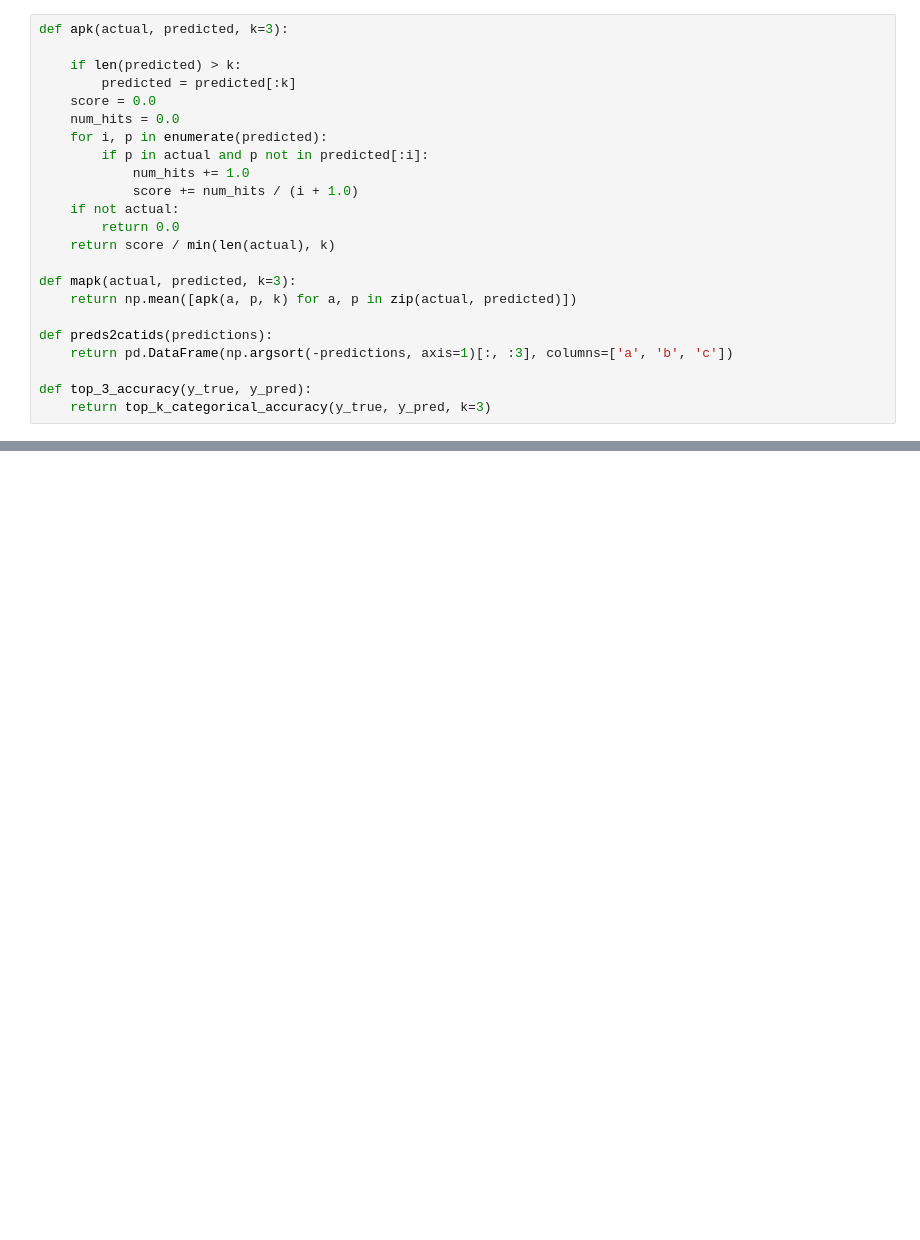
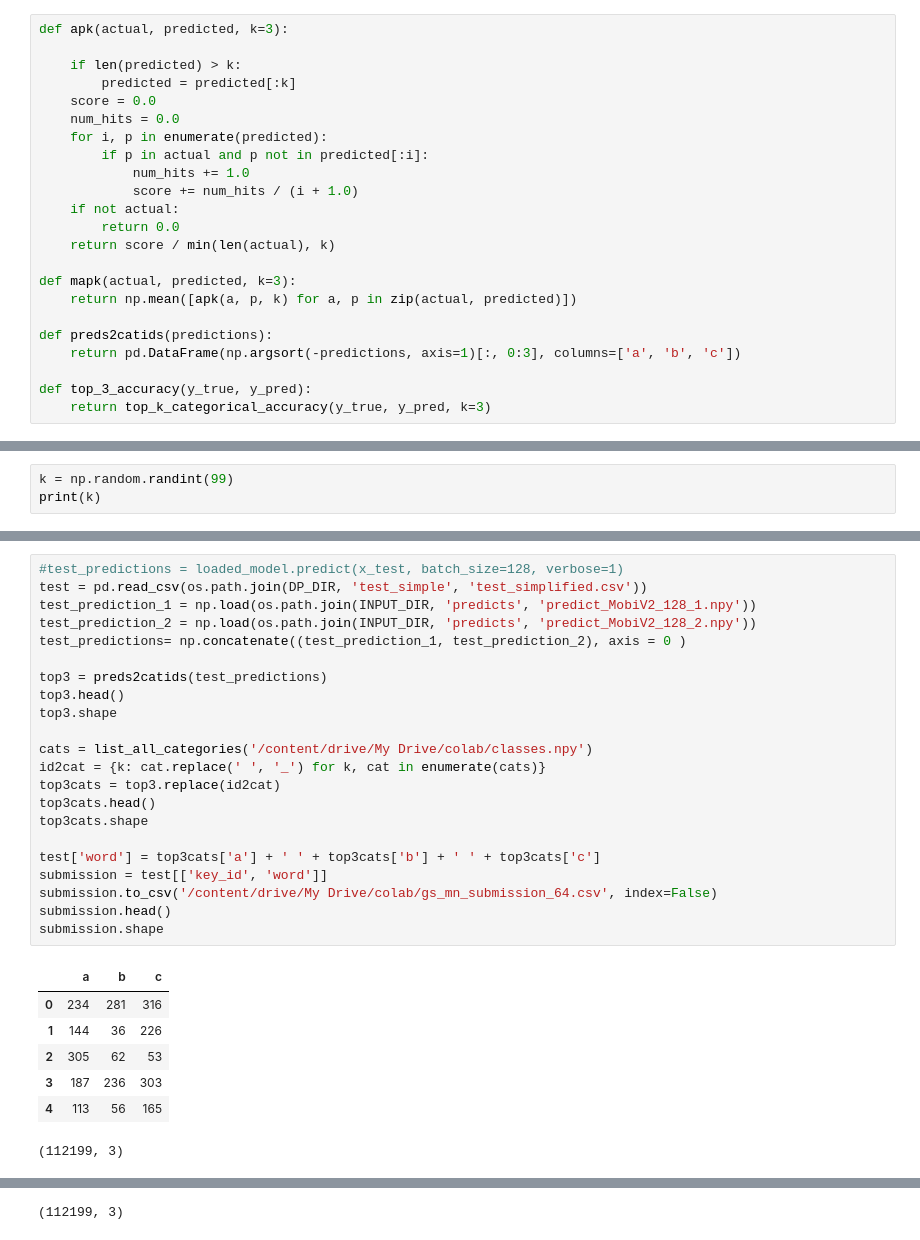
Before and after one commit to Vlad12344/Kaggle-Quick-Draw, a Jupyter notebook: MobileNet_generator.ipynb, the cells around one changed output, grey strips where cells are left out. Drawn from its saved outputs; the diff is of its cells as text; blank space fills up the shorter version.

```diff
--- a/MobileNet_generator.ipynb
+++ b/MobileNet_generator.ipynb
@@ -67,7 +74,7 @@ def mapk(actual, predicted, k=3):
     return np.mean([apk(a, p, k) for a, p in zip(actual, predicted)])
 
 def preds2catids(predictions):
-    return pd.DataFrame(np.argsort(-predictions, axis=1)[:, :3], columns=['a', 'b', 'c'])
+    return pd.DataFrame(np.argsort(-predictions, axis=1)[:, 0:3], columns=['a', 'b', 'c'])
 
 def top_3_accuracy(y_true, y_pred):
     return top_k_categorical_accuracy(y_true, y_pred, k=3)
@@ -113,3 +124,6 @@ def df_to_image_array_xd(df, size, lw=6, time_color=True):
         x[i, :, :, 0] = draw_cv2(raw_strokes, size=size, lw=lw)
     x = preprocess_input(x).astype(np.float32)
     return x
+# %%
+k = np.random.randint(99)
+print(k)
@@ -199,0 +218,30 @@ Text(0.5,0,'epoch')
+# %%
+#test_predictions = loaded_model.predict(x_test, batch_size=128, verbose=1)
+test = pd.read_csv(os.path.join(DP_DIR, 'test_simple', 'test_simplified.csv'))
+test_prediction_1 = np.load(os.path.join(INPUT_DIR, 'predicts', 'predict_MobiV2_128_1.npy'))
+test_prediction_2 = np.load(os.path.join(INPUT_DIR, 'predicts', 'predict_MobiV2_128_2.npy'))
+test_predictions= np.concatenate((test_prediction_1, test_prediction_2), axis = 0 )
+
+top3 = preds2catids(test_predictions)
+top3.head()
+top3.shape
+
+cats = list_all_categories('/content/drive/My Drive/colab/classes.npy')
+id2cat = {k: cat.replace(' ', '_') for k, cat in enumerate(cats)}
+top3cats = top3.replace(id2cat)
+top3cats.head()
+top3cats.shape
+
+test['word'] = top3cats['a'] + ' ' + top3cats['b'] + ' ' + top3cats['c']
+submission = test[['key_id', 'word']]
+submission.to_csv('/content/drive/My Drive/colab/gs_mn_submission_64.csv', index=False)
+submission.head()
+submission.shape
+# %% [output]
+|  | a | b | c |
+| 0 | 234 | 281 | 316 |
+| 1 | 144 | 36 | 226 |
+| 2 | 305 | 62 | 53 |
+| 3 | 187 | 236 | 303 |
+| 4 | 113 | 56 | 165 |
+(112199, 3)
@@ -199,0 +254 @@ Text(0.5,0,'epoch')
+(112199, 3)
```
Also changed, not shown: parts of 16 cells of this notebook.
